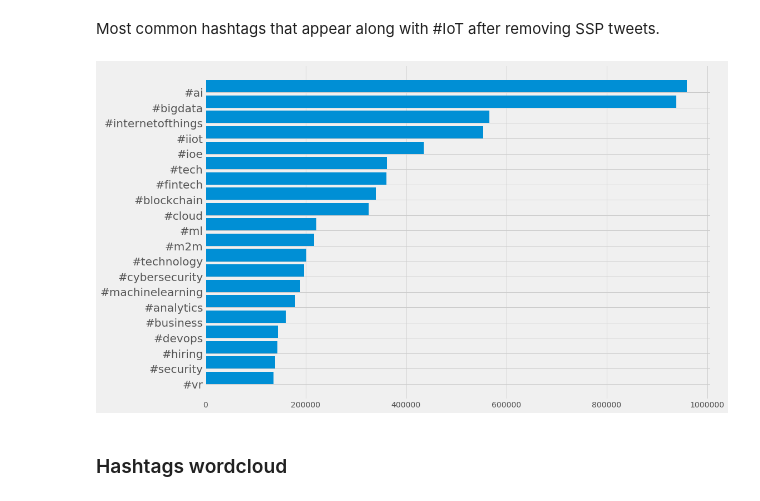
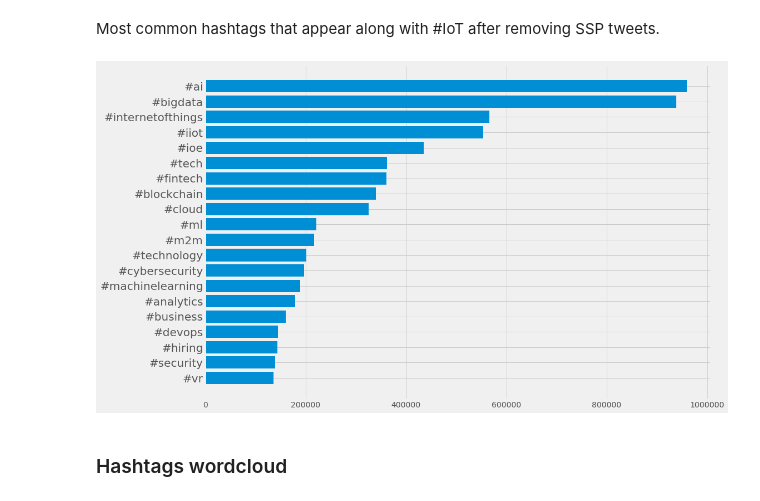
Before and after one commit to neocortex/iot-tweets-analysis, a Jupyter notebook: iot-tweets-analysis.ipynb, the cells around one changed output. Saved outputs shown, nothing was run; the diff lists cells and outputs as text; code cells hidden in the pictures.

```diff
--- a/iot-tweets-analysis.ipynb
+++ b/iot-tweets-analysis.ipynb
@@ -114,16 +114,16 @@ ht, counts = list(zip(*c.most_common()[1:top+1]))
 # %%
 fig, ax = pl.subplots(1, figsize=(16, 9))
 
 y = np.arange(len(ht))
 ax.barh(y, counts)
-ax.set_yticks(y + 0.4)
+ax.set_yticks(y)
 ax.set_yticklabels(ht, fontsize=20)
 ax.invert_yaxis()
 
 pl.tight_layout()
 pl.savefig('top10_hashtags_cleaned.png')
 # %% [output]
-[figure, old version]
+[figure, new version]
 # %% [markdown]
 ### Hashtags wordcloud
 # %% [markdown]
```
Also changed, not shown: parts of 1 cell of this notebook.
